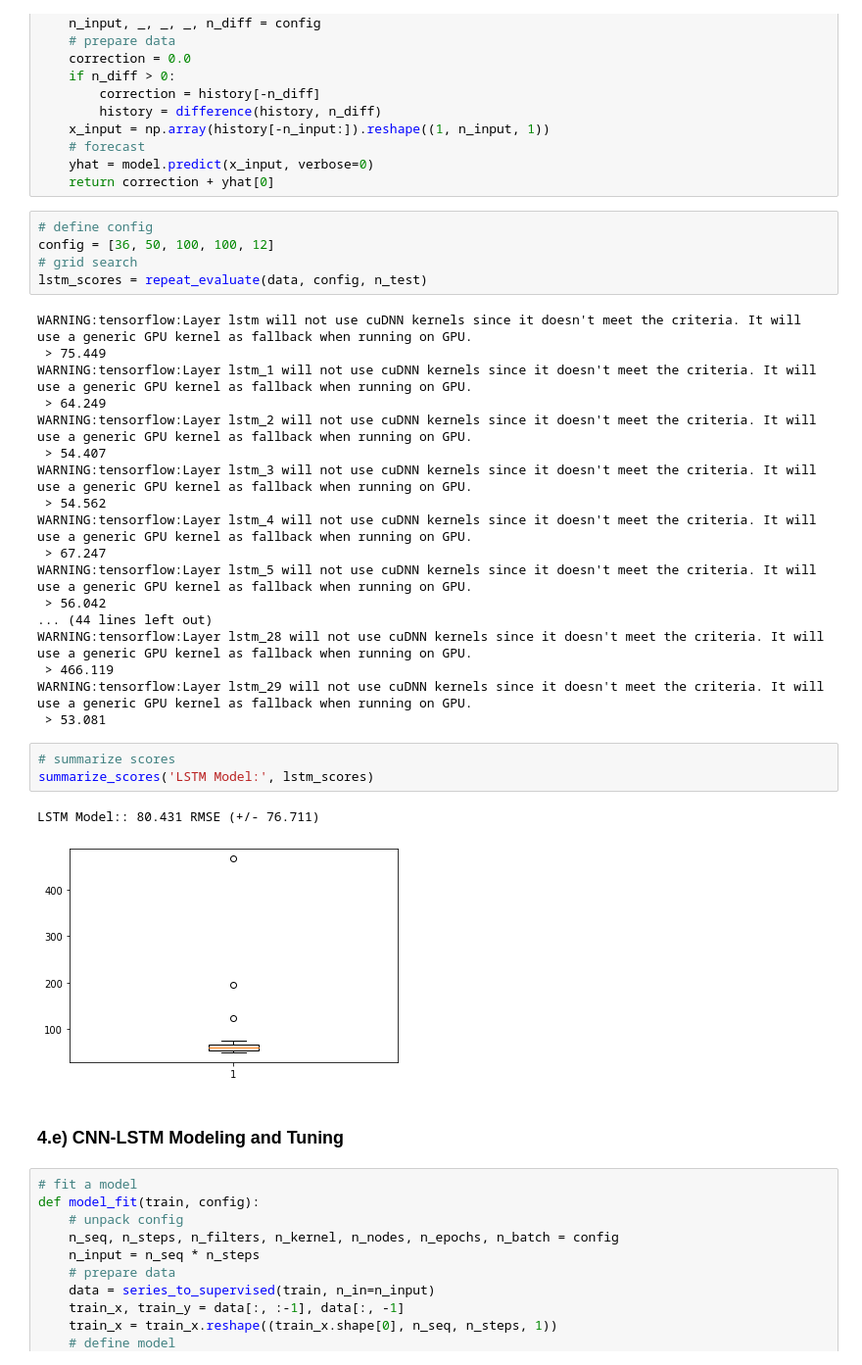
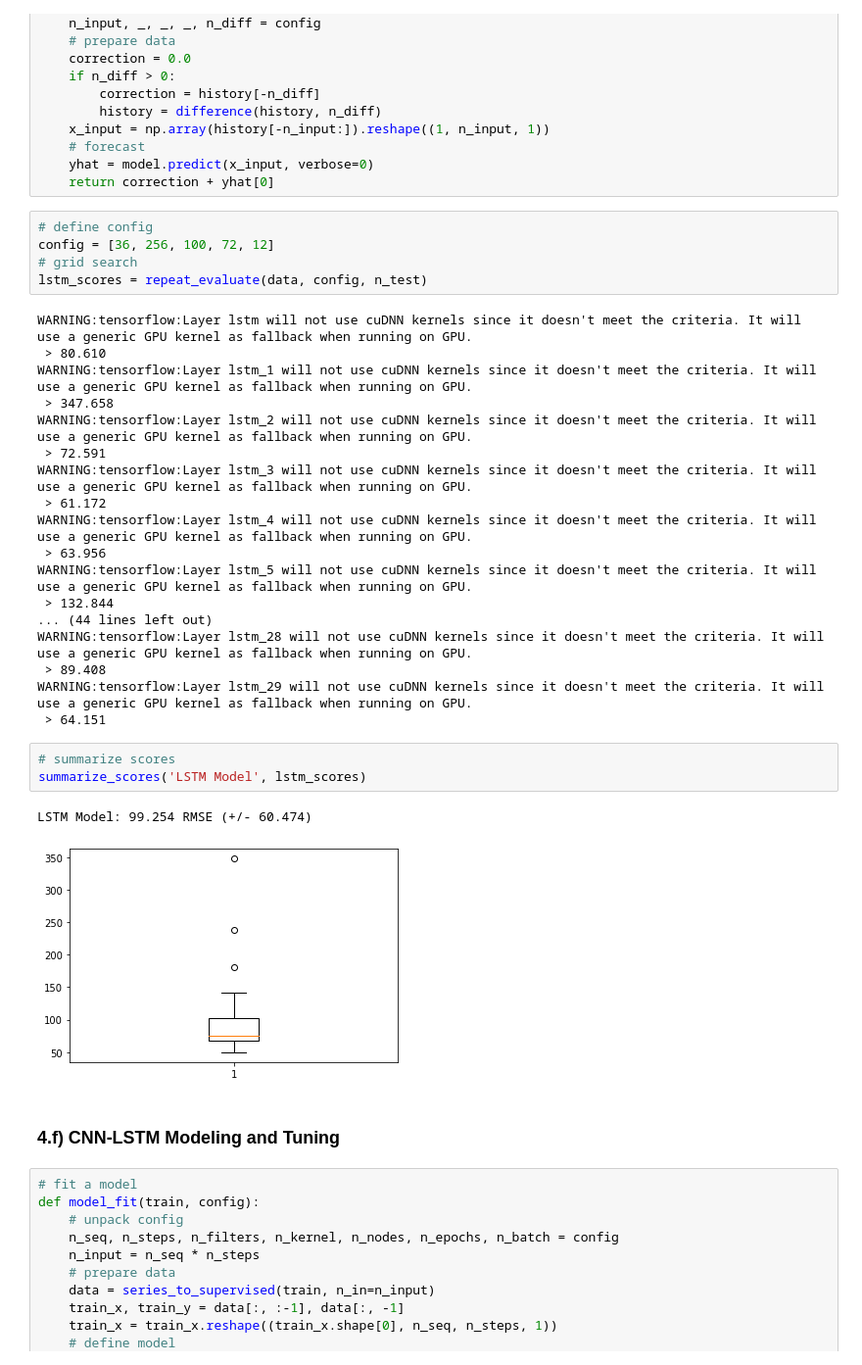
Before and after one commit to daines-analytics/time-series-projects, a Jupyter notebook: py_timeseries_iron_production_australian/py_timeseries_tensorflow_iron_production_australian.ipynb, the cells around one changed output. Shown at 98% size. Drawn from its saved outputs; the diff is of its cells as text.

```diff
--- a/py_timeseries_iron_production_australian/py_timeseries_tensorflow_iron_production_australian.ipynb
+++ b/py_timeseries_iron_production_australian/py_timeseries_tensorflow_iron_production_australian.ipynb
@@ -476,35 +522,35 @@ def model_predict(model, history, config):
     return correction + yhat[0]
 # %%
 # define config
-config = [36, 50, 100, 100, 12]
+config = [36, 256, 100, 72, 12]
 # grid search
 lstm_scores = repeat_evaluate(data, config, n_test)
 # %% [output]
 WARNING:tensorflow:Layer lstm will not use cuDNN kernels since it doesn't meet the criteria. It will use a generic GPU kernel as fallback when running on GPU.
- > 75.449
+ > 80.610
 WARNING:tensorflow:Layer lstm_1 will not use cuDNN kernels since it doesn't meet the criteria. It will use a generic GPU kernel as fallback when running on GPU.
- > 64.249
+ > 347.658
 WARNING:tensorflow:Layer lstm_2 will not use cuDNN kernels since it doesn't meet the criteria. It will use a generic GPU kernel as fallback when running on GPU.
- > 54.407
+ > 72.591
 WARNING:tensorflow:Layer lstm_3 will not use cuDNN kernels since it doesn't meet the criteria. It will use a generic GPU kernel as fallback when running on GPU.
- > 54.562
+ > 61.172
 WARNING:tensorflow:Layer lstm_4 will not use cuDNN kernels since it doesn't meet the criteria. It will use a generic GPU kernel as fallback when running on GPU.
- > 67.247
+ > 63.956
 WARNING:tensorflow:Layer lstm_5 will not use cuDNN kernels since it doesn't meet the criteria. It will use a generic GPU kernel as fallback when running on GPU.
- > 56.042
+ > 132.844
 ... (44 lines left out)
 WARNING:tensorflow:Layer lstm_28 will not use cuDNN kernels since it doesn't meet the criteria. It will use a generic GPU kernel as fallback when running on GPU.
- > 466.119
+ > 89.408
 WARNING:tensorflow:Layer lstm_29 will not use cuDNN kernels since it doesn't meet the criteria. It will use a generic GPU kernel as fallback when running on GPU.
- > 53.081
+ > 64.151
 # %%
 # summarize scores
-summarize_scores('LSTM Model:', lstm_scores)
+summarize_scores('LSTM Model', lstm_scores)
 # %% [output]
-LSTM Model:: 80.431 RMSE (+/- 76.711)
+LSTM Model: 99.254 RMSE (+/- 60.474)
-[figure, old version]
+[figure, new version]
 # %% [markdown]
-### 4.e) CNN-LSTM Modeling and Tuning
+### 4.f) CNN-LSTM Modeling and Tuning
 # %%
 # fit a model
 def model_fit(train, config):
```
Also changed, not shown: parts of 24 cells of this notebook, 1 other file.
